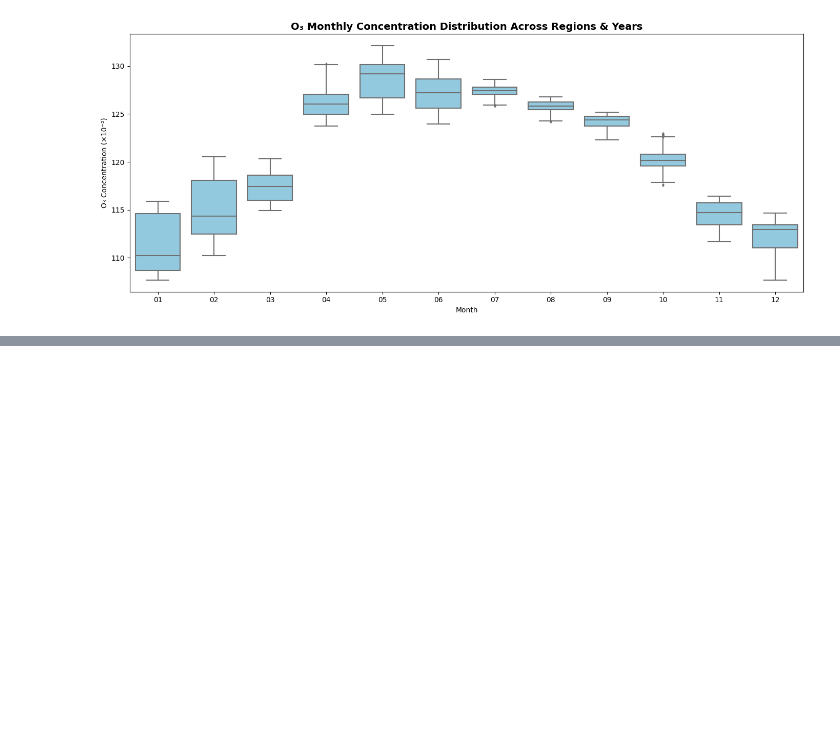
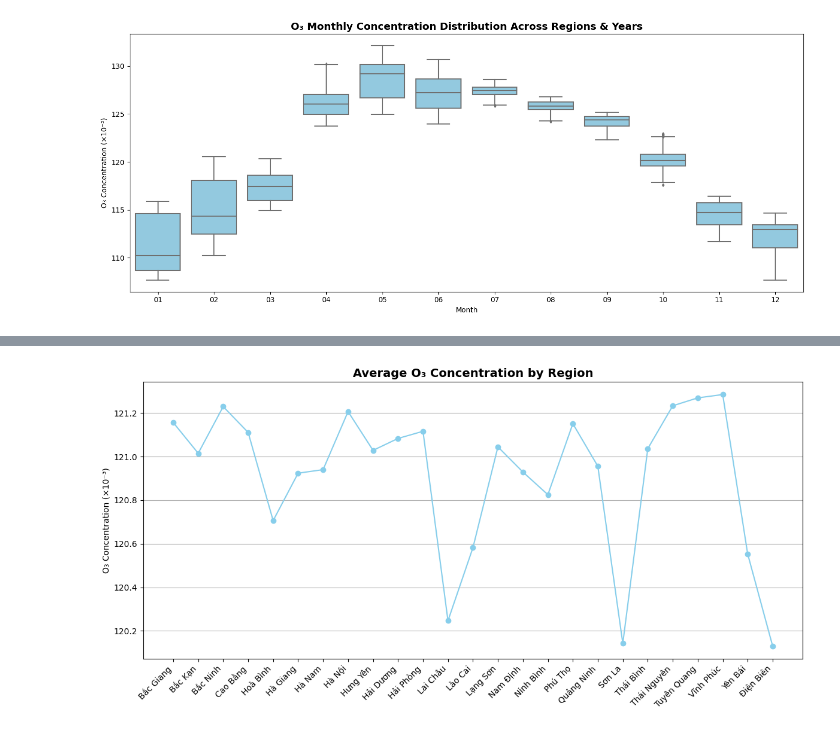
Before and after one commit to aCoderChild/Kaggle-and-AI, a Jupyter notebook: pollutants.ipynb, the cells around one changed output, grey strips where cells are left out. Drawn from its saved outputs; the diff is of its cells as text; code cells hidden in the pictures; blank space fills up the shorter version.

```diff
--- a/pollutants.ipynb
+++ b/pollutants.ipynb
@@ -788,0 +857,4 @@ plot_monthly_avg_maps_selected_regions(
+# %%
+plot_avg_o3_by_region(shapefile, tif_folder, northern_provinces, years, region_column="NAME_1", scale=1000)
+# %% [output]
+[figure, added]
```
Also changed, not shown: parts of 6 cells of this notebook.
